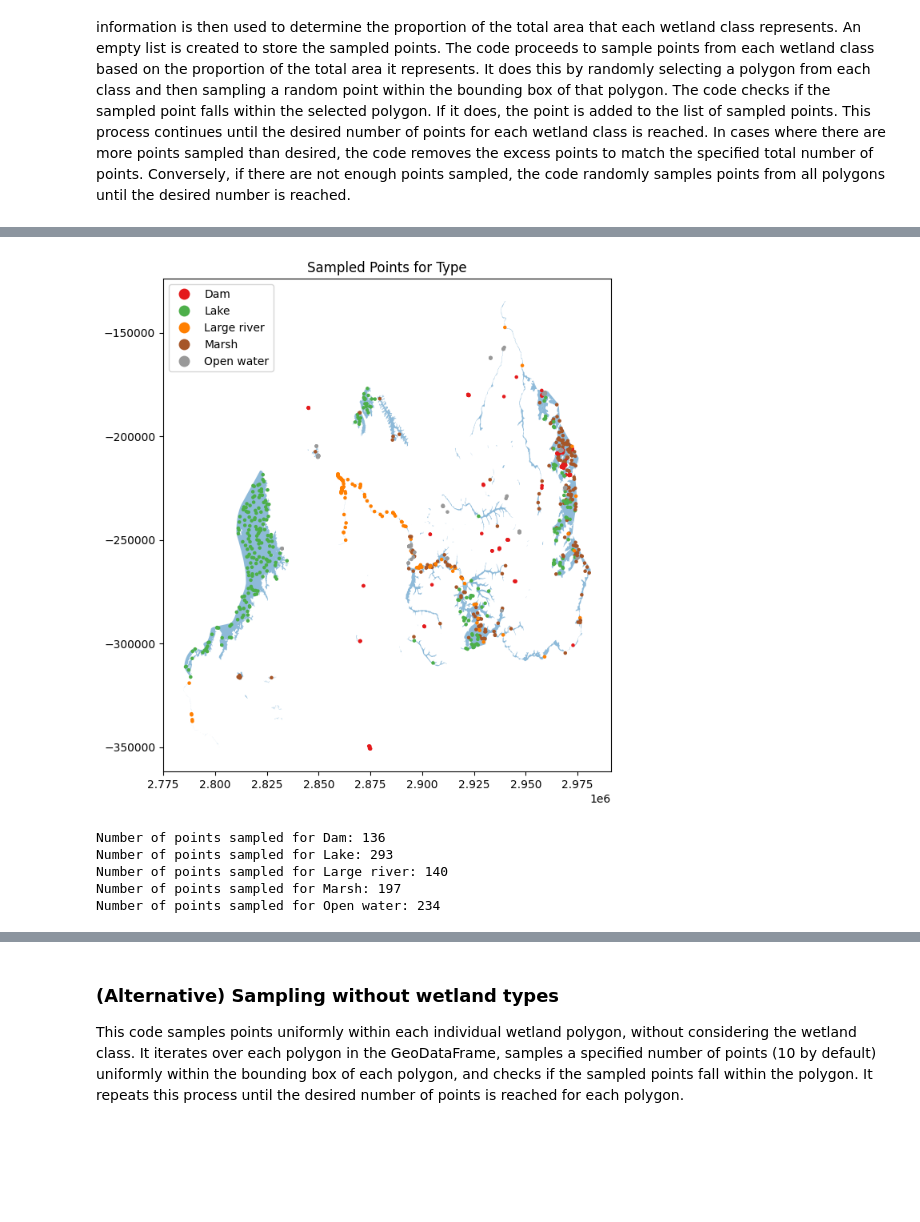
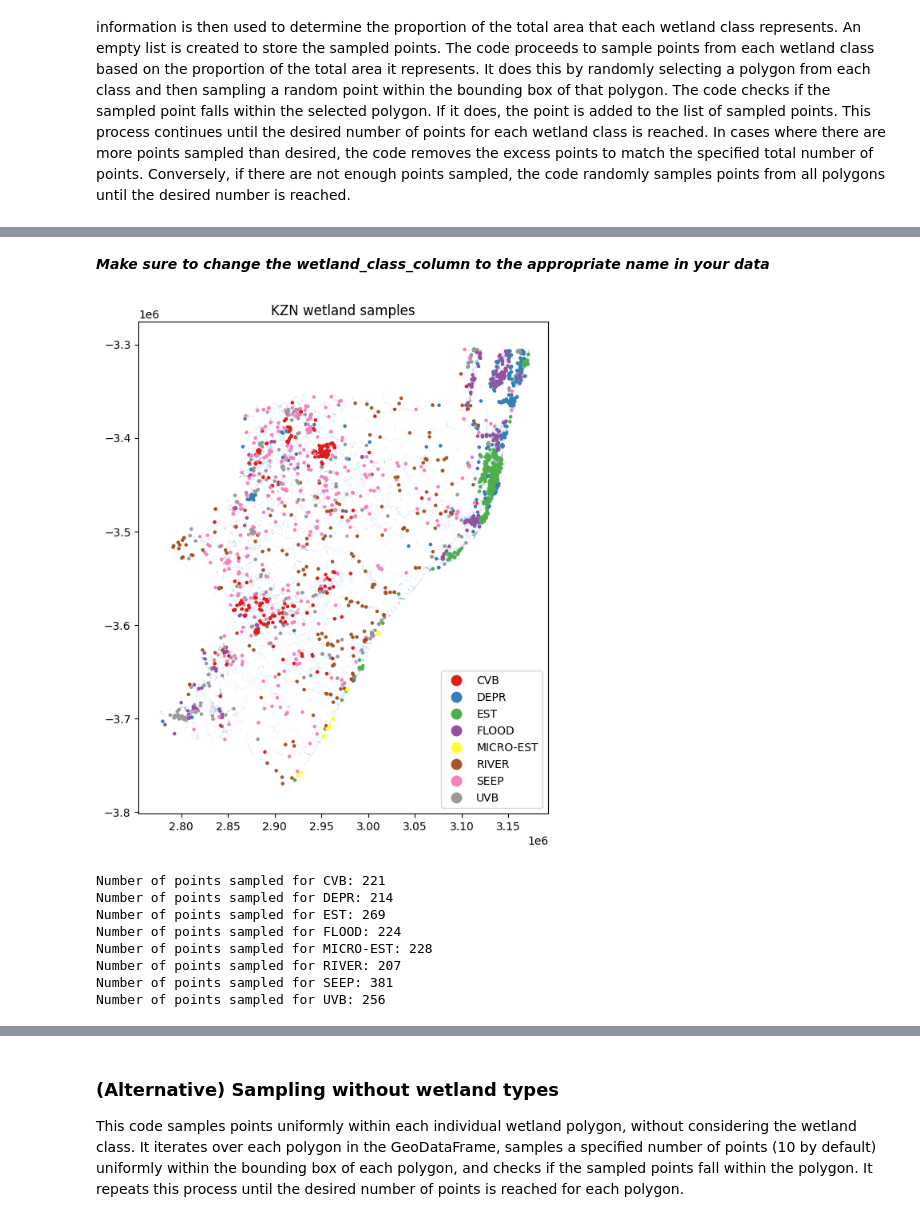
Before and after one commit to teal-waters/deafrica-wetland, a Jupyter notebook: Workflow-notebooks/01_Training_data_preparation.ipynb, the cells around one changed output, grey strips where cells are left out. Saved outputs shown, nothing was run; the diff lists cells and outputs as text; code cells hidden in the pictures; blank space fills up the shorter version.

```diff
--- a/Workflow-notebooks/01_Training_data_preparation.ipynb
+++ b/Workflow-notebooks/01_Training_data_preparation.ipynb
@@ -59,15 +59,15 @@ from deafrica_tools.plotting import display_map, map_shapefile, plot_lulc
 # %%
 # Specify a prefix to identify the area of interest in the saved outputs
 # By assigning the desired prefix, you can easily identify the outputs associated with the specific area of interest.
-prefix = "Rwanda"
+prefix = "KZN"
 
 #Load area of interest vector
-aoi_boundaries_gdf = gpd.read_file("data/rwanda.geojson").to_crs(
+aoi_boundaries_gdf = gpd.read_file("data/aoi/KZN.geojson").to_crs(
     "EPSG:6933")
 
 # Load wetland polygons
 wetland_inventory_gdf = gpd.overlay(gpd.read_file(
-    "data/rwanda_wetlands.geojson").to_crs("EPSG:6933"), aoi_boundaries_gdf, how='intersection')
+    "data/inventories/south_africa_wetlands.geojson").to_crs("EPSG:6933"), aoi_boundaries_gdf, how='intersection')
 
 
 # Plot the area of interest (AOI) and the Wetland polygons
@@ -106,9 +106,11 @@ wetland_inventory_gdf.head()
+# %% [markdown]
+***Make sure to change the wetland_class_column to the appropriate name in your data***
 # %%
 # Wetland class column name
-wetland_class_column = 'Type'  # Modify this with your actual column name
+wetland_class_column = 'CS_L4A'  # Modify this with your actual column name
 
 # Define the total number of points to sample
-total_points = 1000
+total_points = 2000
 
 # Get the unique classes within the wetland class column
 unique_classes = wetland_inventory_gdf[wetland_class_column].unique()
@@ -186,37 +188,40 @@ wetland_samples_gdf = gpd.GeoDataFrame(
     geometry=gpd.points_from_xy([p[0][0] for p in wetland_points],
                                 [p[0][1] for p in wetland_points]),
     data={
         'class_id': [p[1] for p in wetland_points],
         'class_name': [p[2] for p in wetland_points]
     }  # Add class_id and class_name as columns
 )
 
 # Plot the wetland polygons and the sampled points
 fig, ax = plt.subplots(figsize=(8, 8))
 wetland_inventory_gdf.plot(ax=ax, alpha=0.5)
 wetland_samples_gdf.plot(ax=ax,
                          column='class_name',
                          categorical=True,
                          legend=True,
                          cmap='Set1',
                          markersize=5)
-plt.title(f"Sampled Points for {wetland_class_column}")
+plt.title(f"{prefix} wetland samples")
 plt.show()
 
 # Display the number of sampled points for each class after removing the excess
 for class_name, num_points in class_points_dict.items():
     if class_name in wetland_samples_gdf['class_name'].unique():
         num_points_after_removal = (
             wetland_samples_gdf['class_name'] == class_name).sum()
         print(
             f"Number of points sampled for {class_name}: {num_points_after_removal}"
         )
     else:
         print(f"Number of points sampled for {class_name}: 0")
 # %% [output]
-[figure, old version]
+[figure, new version]
-Number of points sampled for Dam: 136
-Number of points sampled for Lake: 293
-Number of points sampled for Large river: 140
-Number of points sampled for Marsh: 197
-Number of points sampled for Open water: 234
+Number of points sampled for CVB: 221
+Number of points sampled for DEPR: 214
+Number of points sampled for EST: 269
+Number of points sampled for FLOOD: 224
+Number of points sampled for MICRO-EST: 228
+Number of points sampled for RIVER: 207
+Number of points sampled for SEEP: 381
+Number of points sampled for UVB: 256
```
Also changed, not shown: parts of 20 cells of this notebook.
